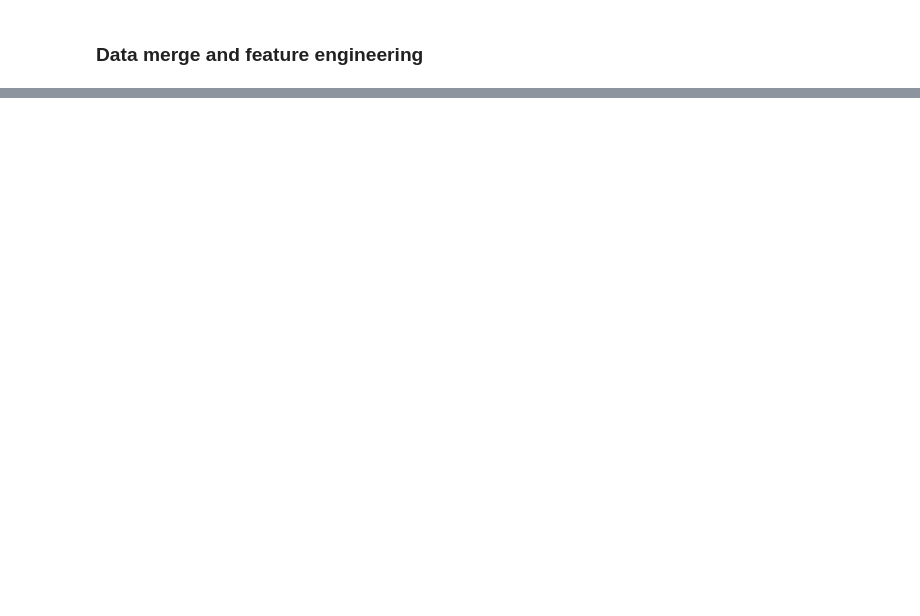
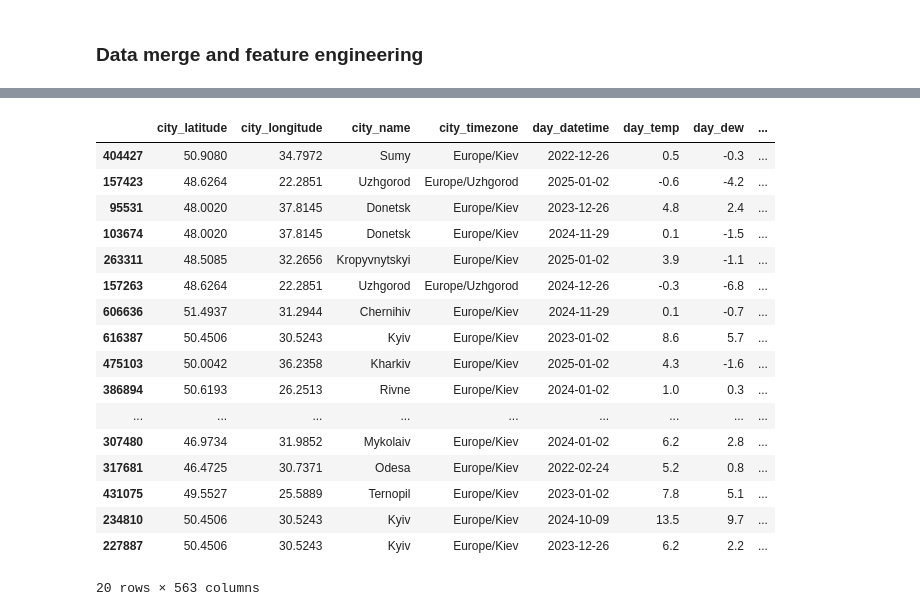
Before and after one commit to khorunzhaviktoriia/war-events-predictor-saas, a Jupyter notebook: forecasting/data_merge_feature_engineering.ipynb, the cells around one changed output, grey strips where cells are left out. Cells and saved outputs as stored; diff of their text form; code cells hidden in the pictures; blank space fills up the shorter version.

```diff
--- a/forecasting/data_merge_feature_engineering.ipynb
+++ b/forecasting/data_merge_feature_engineering.ipynb
@@ -248,0 +269,23 @@ MemoryError: Unable to allocate 4.85 MiB for an array with shape (635328, 1) and
+# %%
+df_nan_rows = df_final.loc[df_final.isnull().any(axis=1)]
+# %%
+df_nan_rows.sample(20)
+# %% [output]
+|  | city_latitude | city_longitude | city_name | city_timezone | day_datetime | day_temp | day_dew | ... |
+| 404427 | 50.9080 | 34.7972 | Sumy | Europe/Kiev | 2022-12-26 | 0.5 | -0.3 | ... |
+| 157423 | 48.6264 | 22.2851 | Uzhgorod | Europe/Uzhgorod | 2025-01-02 | -0.6 | -4.2 | ... |
+| 95531 | 48.0020 | 37.8145 | Donetsk | Europe/Kiev | 2023-12-26 | 4.8 | 2.4 | ... |
+| 103674 | 48.0020 | 37.8145 | Donetsk | Europe/Kiev | 2024-11-29 | 0.1 | -1.5 | ... |
+| 263311 | 48.5085 | 32.2656 | Kropyvnytskyi | Europe/Kiev | 2025-01-02 | 3.9 | -1.1 | ... |
+| 157263 | 48.6264 | 22.2851 | Uzhgorod | Europe/Uzhgorod | 2024-12-26 | -0.3 | -6.8 | ... |
+| 606636 | 51.4937 | 31.2944 | Chernihiv | Europe/Kiev | 2024-11-29 | 0.1 | -0.7 | ... |
+| 616387 | 50.4506 | 30.5243 | Kyiv | Europe/Kiev | 2023-01-02 | 8.6 | 5.7 | ... |
+| 475103 | 50.0042 | 36.2358 | Kharkiv | Europe/Kiev | 2025-01-02 | 4.3 | -1.6 | ... |
+| 386894 | 50.6193 | 26.2513 | Rivne | Europe/Kiev | 2024-01-02 | 1.0 | 0.3 | ... |
+| ... | ... | ... | ... | ... | ... | ... | ... | ... |
+| 307480 | 46.9734 | 31.9852 | Mykolaiv | Europe/Kiev | 2024-01-02 | 6.2 | 2.8 | ... |
+| 317681 | 46.4725 | 30.7371 | Odesa | Europe/Kiev | 2022-02-24 | 5.2 | 0.8 | ... |
+| 431075 | 49.5527 | 25.5889 | Ternopil | Europe/Kiev | 2023-01-02 | 7.8 | 5.1 | ... |
+| 234810 | 50.4506 | 30.5243 | Kyiv | Europe/Kiev | 2024-10-09 | 13.5 | 9.7 | ... |
+| 227887 | 50.4506 | 30.5243 | Kyiv | Europe/Kiev | 2023-12-26 | 6.2 | 2.2 | ... |
+20 rows × 563 columns
```
Also changed, not shown: parts of 11 cells of this notebook.
